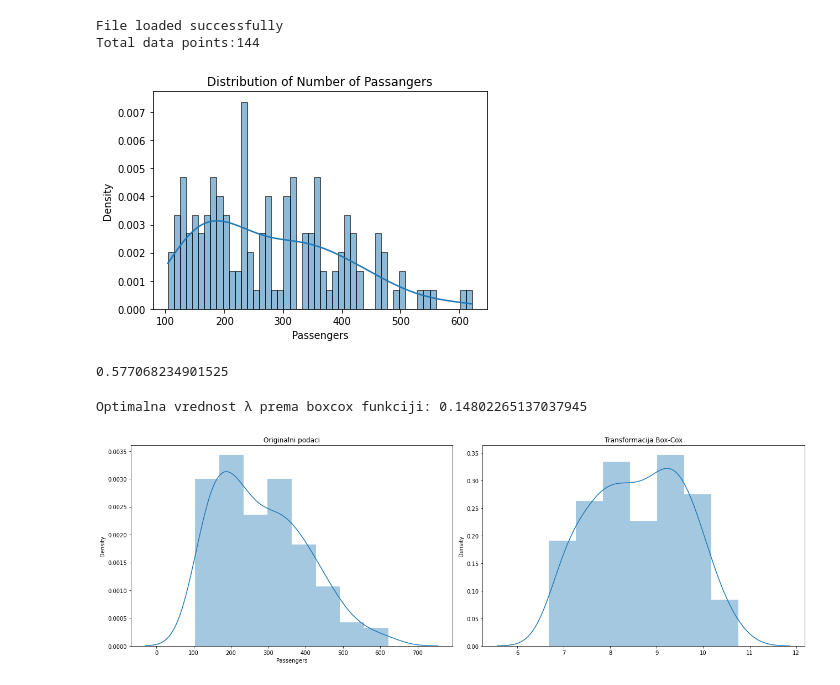
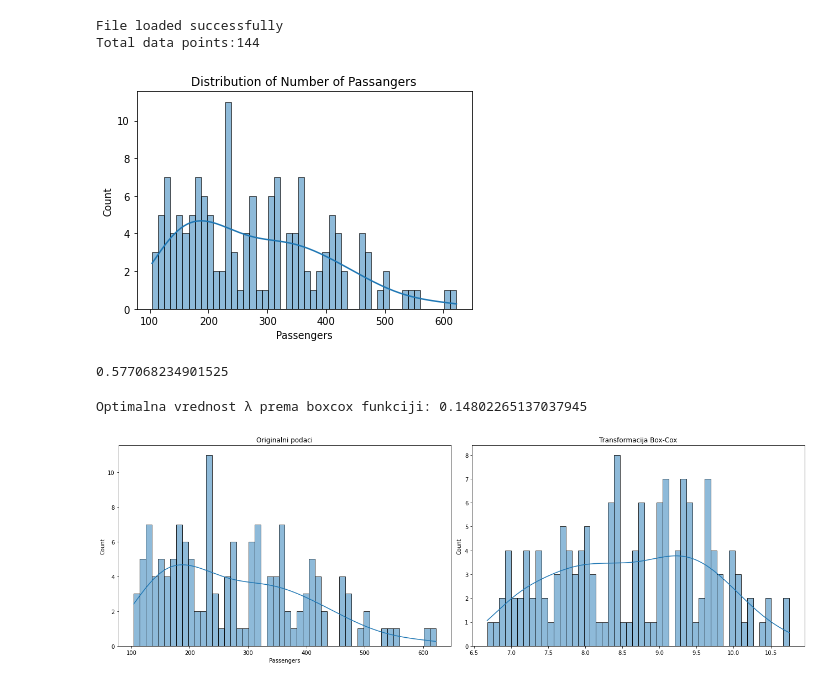
Before and after one commit to Sara18022/PowerTransformations, a Jupyter notebook: 02_box-cox.ipynb, the cells around one changed output. Cells and saved outputs as stored; diff of their text form; code cells hidden in the pictures.

```diff
--- a/02_box-cox.ipynb
+++ b/02_box-cox.ipynb
@@ -280,18 +310,18 @@ Total data points:144
 # %%
 from scipy.stats import skew
 
 passangers_column = data['Passengers']
 
 # pravimo histogram
-sns.histplot(passangers_column, stat='density', bins=50, kde=True)
+sns.histplot(passangers_column, bins=50, kde=True)
 plt.title('Distribution of Number of Passangers')
 
 plt.show()
 
 skew_val = skew(passangers_column, axis=0, bias=True)
 print(skew_val)
 # %% [output]
-[figure, old version]
+[figure, new version]
 0.577068234901525
 # %%
 # Primeniti automatski odabranu optimalnu vrednost λ
@@ -306,13 +336,15 @@ warnings.simplefilter(action='ignore', category=FutureWarning)
 fig, axes = plt.subplots(1, 2, figsize=(18, 6))
 
 
-sns.distplot(passangers_column, ax=axes[0], kde=True)
+sns.histplot(passangers_column, ax=axes[0], bins = 50, kde=True)
+#sns.distplot(passangers_column, ax=axes[0], kde=True)
 axes[0].set_title('Originalni podaci')
 
-sns.distplot(optimal_transformed_data, ax=axes[1], kde=True)
+sns.histplot(optimal_transformed_data, ax=axes[1], bins = 50, kde=True)
+#sns.distplot(optimal_transformed_data, ax=axes[1], kde=True)
 axes[1].set_title('Transformacija Box-Cox')
 
 plt.tight_layout()
 plt.show()
 # %% [output]
-[figure, old version]
+[figure, new version]
```
Also changed, not shown: parts of 20 cells of this notebook, 2 other files.
